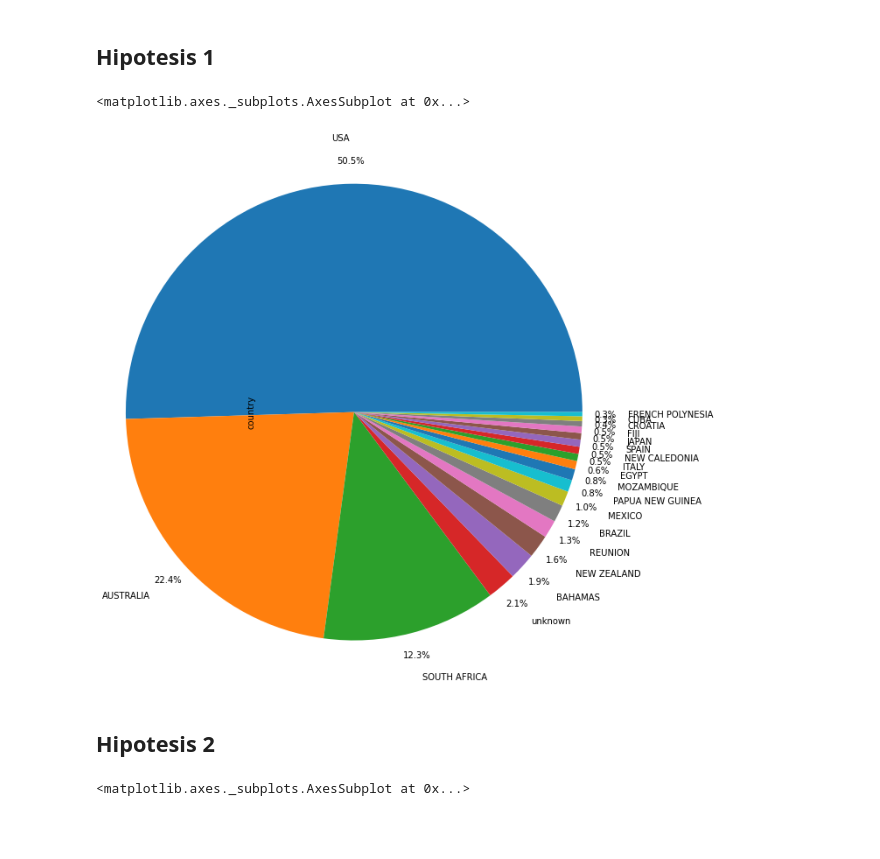
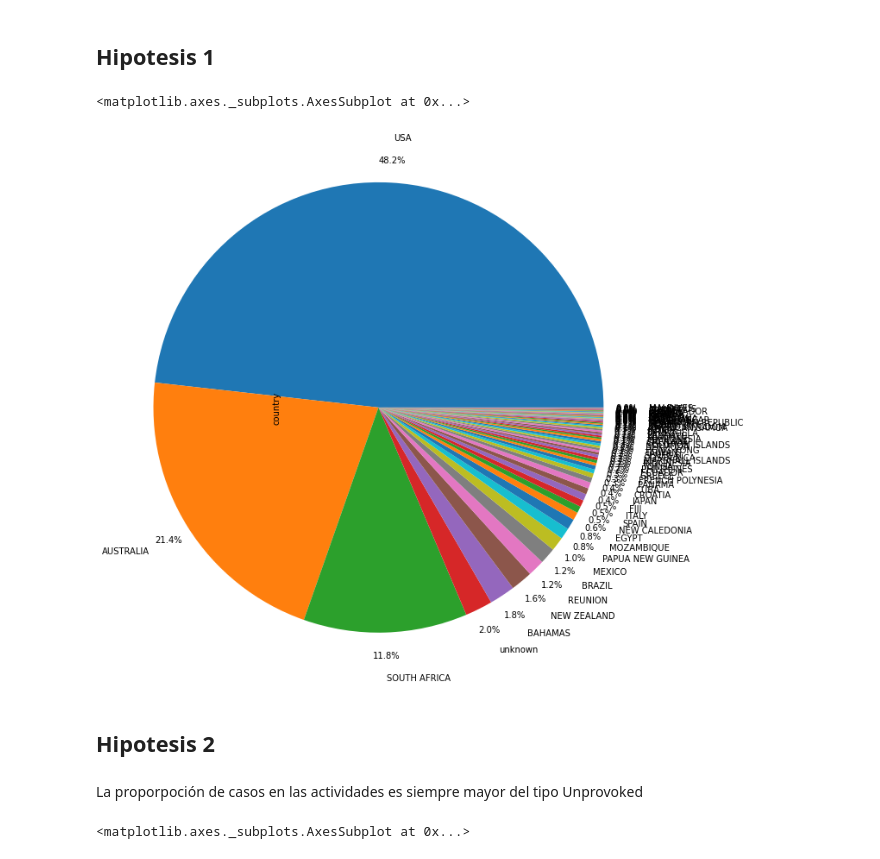
Before and after one commit to WHYTEWYLL/shark_attack, a Jupyter notebook: Analisis.ipynb, the cells around one changed output. Cells and saved outputs as stored; diff of their text form; code cells hidden in the pictures; blank space fills up the shorter version.

```diff
--- a/Analisis.ipynb
+++ b/Analisis.ipynb
@@ -31,12 +31,14 @@ Los ataques de tiburones estan equilibrados en todo el mundo
 # %%
 %matplotlib inline
 
-df.country.value_counts()[:20].plot.pie(radius=3,pctdistance=1.1,labeldistance=1.2, autopct='%1.1f%%')
+df.country.value_counts().plot.pie(radius=3,pctdistance=1.1,labeldistance=1.2, autopct='%1.1f%%')
 # %% [output]
 <matplotlib.axes._subplots.AxesSubplot at 0x...>
-[figure, old version]
+[figure, new version]
 # %% [markdown]
 ## Hipotesis 2
+# %% [markdown]
+La proporpoción de casos en las actividades es siempre mayor del tipo Unprovoked
 # %%
 %matplotlib inline
 df.groupby(["activity","type"]).size().groupby(level=0).apply(
```
Also changed, not shown: parts of 4 cells of this notebook, 3 other files.
